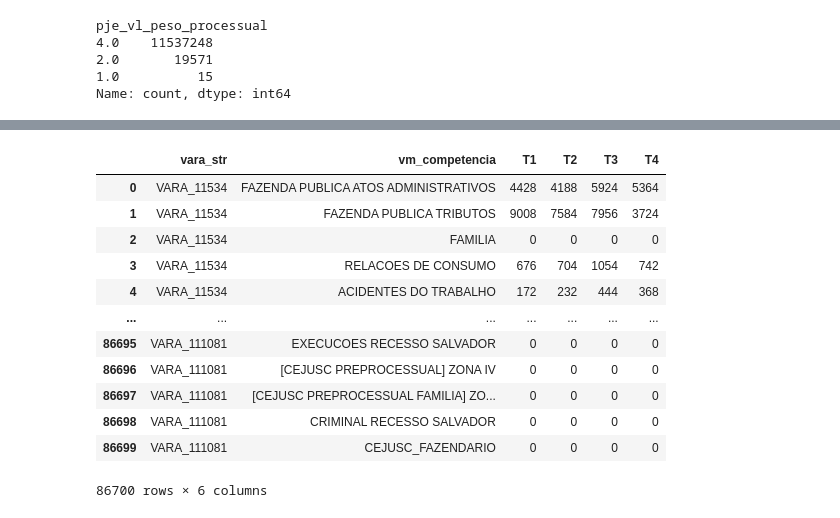
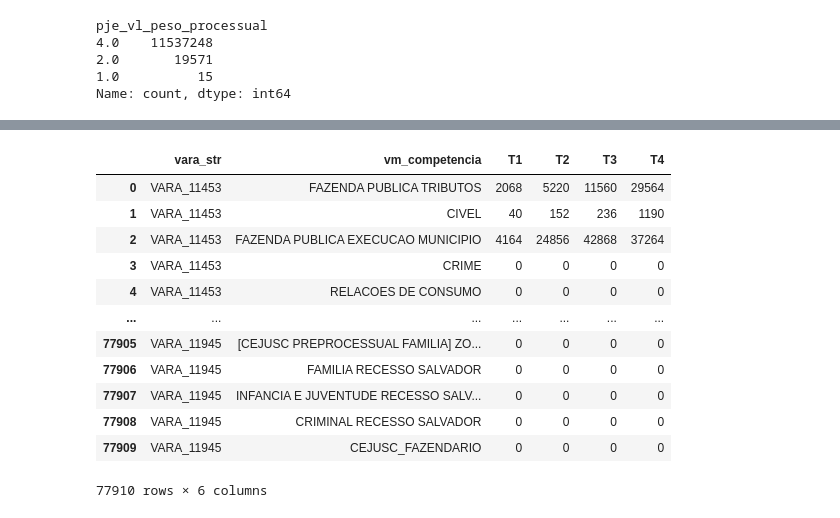
Before and after one commit to houstonsantos/max-jud-tjba, a Jupyter notebook: src/model_tcc/model.ipynb, the cells around one changed output, grey strips where cells are left out. Cells and saved outputs as stored; diff of their text form; code cells hidden in the pictures.

```diff
--- a/src/model_tcc/model.ipynb
+++ b/src/model_tcc/model.ipynb
@@ -410,0 +394,15 @@ df_tjba_fil[df_tjba_fil['vm_mapa_magistrado'].isna()]
+# %%
+# Seleciona dados de julgamentos de 2024
+df_julgados = df_tjba[(df_tjba['vm_consulta'] == 'JULGAMENTO') &
+                    (df_tjba['vm_dt_movimento'].dt.year == 2024) &
+                    (df_tjba['vm_sistema'] == 'PJEPG')].drop_duplicates(['vm_processo', 'vm_mapa_magistrado'])
+
+# Convertendo float para int
+df_julgados['pje_vl_peso_processual'] = df_julgados['pje_vl_peso_processual'].astype('Int64')
+df_julgados['vm_mapa_magistrado'] = df_julgados['vm_mapa_magistrado'].astype('Int64')
+
+# Criando campo para identificação dos magistrados
+df_julgados['juiz_str'] = 'JUIZ_' + df_julgados['vm_mapa_magistrado'].astype(str)
+df_julgados['vara_str'] = 'VARA_' + df_julgados['vm_cod_vara'].astype(str)
+
+df_julgados.head()
@@ -669,45 +756,44 @@ C_j
 # %%
-# Criando df com demanda por vara e competencia (D_jk)
-D_jk = df_tjba_fil[['vara_str']].drop_duplicates().reset_index(drop=True)
-vara = df_tjba_fil[['vm_competencia']].drop_duplicates().reset_index(drop=True)
-D_jk = D_jk.merge(vara, how='cross')
+D_jkt = df_julgados[['vara_str']].drop_duplicates().reset_index(drop=True)
+vara = df_julgados[['vm_competencia']].drop_duplicates().reset_index(drop=True)
+D_jkt = D_jkt.merge(vara, how='cross')
 
 # Criar lookup table
-lookup_q1 = df_tjba_fil[
-    df_tjba_fil['vm_dt_movimento'].dt.quarter == 1
+lookup_q1 = df_julgados[
+    df_julgados['vm_dt_movimento'].dt.quarter == 1
 ].set_index(['vara_str', 'vm_competencia'])['pje_vl_peso_processual'].groupby(level=[0,1]).sum()
 
-lookup_q2 = df_tjba_fil[
-    df_tjba_fil['vm_dt_movimento'].dt.quarter == 2
+lookup_q2 = df_julgados[
+    df_julgados['vm_dt_movimento'].dt.quarter == 2
 ].set_index(['vara_str', 'vm_competencia'])['pje_vl_peso_processual'].groupby(level=[0,1]).sum()
 
-lookup_q3 = df_tjba_fil[
-    df_tjba_fil['vm_dt_movimento'].dt.quarter == 3
+lookup_q3 = df_julgados[
+    df_julgados['vm_dt_movimento'].dt.quarter == 3
 ].set_index(['vara_str', 'vm_competencia'])['pje_vl_peso_processual'].groupby(level=[0,1]).sum()
 
-lookup_q4 = df_tjba_fil[
-    df_tjba_fil['vm_dt_movimento'].dt.quarter == 4
+lookup_q4 = df_julgados[
+    df_julgados['vm_dt_movimento'].dt.quarter == 4
 ].set_index(['vara_str', 'vm_competencia'])['pje_vl_peso_processual'].groupby(level=[0,1]).sum()
 
 # Transform usando map no índice combinado
-# Criando produtivedade ponderada para 1º trimestre
-D_jk['T1'] = pd.MultiIndex.from_arrays([D_jk['vara_str'], D_jk['vm_competencia']]).map(lookup_q1).fillna(0)
-D_jk['T2'] = pd.MultiIndex.from_arrays([D_jk['vara_str'], D_jk['vm_competencia']]).map(lookup_q2).fillna(0)
-D_jk['T3'] = pd.MultiIndex.from_arrays([D_jk['vara_str'], D_jk['vm_competencia']]).map(lookup_q3).fillna(0)
-D_jk['T4'] = pd.MultiIndex.from_arrays([D_jk['vara_str'], D_jk['vm_competencia']]).map(lookup_q4).fillna(0)
+# Criando produtivedade ponderada para trimestres
+D_jkt['T1'] = pd.MultiIndex.from_arrays([D_jkt['vara_str'], D_jkt['vm_competencia']]).map(lookup_q1).fillna(0)
+D_jkt['T2'] = pd.MultiIndex.from_arrays([D_jkt['vara_str'], D_jkt['vm_competencia']]).map(lookup_q2).fillna(0)
+D_jkt['T3'] = pd.MultiIndex.from_arrays([D_jkt['vara_str'], D_jkt['vm_competencia']]).map(lookup_q3).fillna(0)
+D_jkt['T4'] = pd.MultiIndex.from_arrays([D_jkt['vara_str'], D_jkt['vm_competencia']]).map(lookup_q4).fillna(0)
 
-D_jk
+D_jkt
 # %% [output]
 |  | vara_str | vm_competencia | T1 | T2 | T3 | T4 |
-| 0 | VARA_11534 | FAZENDA PUBLICA ATOS ADMINISTRATIVOS | 4428 | 4188 | 5924 | 5364 |
-| 1 | VARA_11534 | FAZENDA PUBLICA TRIBUTOS | 9008 | 7584 | 7956 | 3724 |
-| 2 | VARA_11534 | FAMILIA | 0 | 0 | 0 | 0 |
-| 3 | VARA_11534 | RELACOES DE CONSUMO | 676 | 704 | 1054 | 742 |
-| 4 | VARA_11534 | ACIDENTES DO TRABALHO | 172 | 232 | 444 | 368 |
+| 0 | VARA_11453 | FAZENDA PUBLICA TRIBUTOS | 2068 | 5220 | 11560 | 29564 |
+| 1 | VARA_11453 | CIVEL | 40 | 152 | 236 | 1190 |
+| 2 | VARA_11453 | FAZENDA PUBLICA EXECUCAO MUNICIPIO | 4164 | 24856 | 42868 | 37264 |
+| 3 | VARA_11453 | CRIME | 0 | 0 | 0 | 0 |
+| 4 | VARA_11453 | RELACOES DE CONSUMO | 0 | 0 | 0 | 0 |
 | ... | ... | ... | ... | ... | ... | ... |
-| 86695 | VARA_111081 | EXECUCOES RECESSO SALVADOR | 0 | 0 | 0 | 0 |
-| 86696 | VARA_111081 | [CEJUSC PREPROCESSUAL] ZONA IV | 0 | 0 | 0 | 0 |
-| 86697 | VARA_111081 | [CEJUSC PREPROCESSUAL FAMILIA] ZO... | 0 | 0 | 0 | 0 |
-| 86698 | VARA_111081 | CRIMINAL RECESSO SALVADOR | 0 | 0 | 0 | 0 |
-| 86699 | VARA_111081 | CEJUSC_FAZENDARIO | 0 | 0 | 0 | 0 |
+| 77905 | VARA_11945 | [CEJUSC PREPROCESSUAL FAMILIA] ZO... | 0 | 0 | 0 | 0 |
+| 77906 | VARA_11945 | FAMILIA RECESSO SALVADOR | 0 | 0 | 0 | 0 |
+| 77907 | VARA_11945 | INFANCIA E JUVENTUDE RECESSO SALV... | 0 | 0 | 0 | 0 |
+| 77908 | VARA_11945 | CRIMINAL RECESSO SALVADOR | 0 | 0 | 0 | 0 |
+| 77909 | VARA_11945 | CEJUSC_FAZENDARIO | 0 | 0 | 0 | 0 |
-86700 rows × 6 columns
+77910 rows × 6 columns
```
Also changed, not shown: parts of 77 cells of this notebook, 2 other files.
